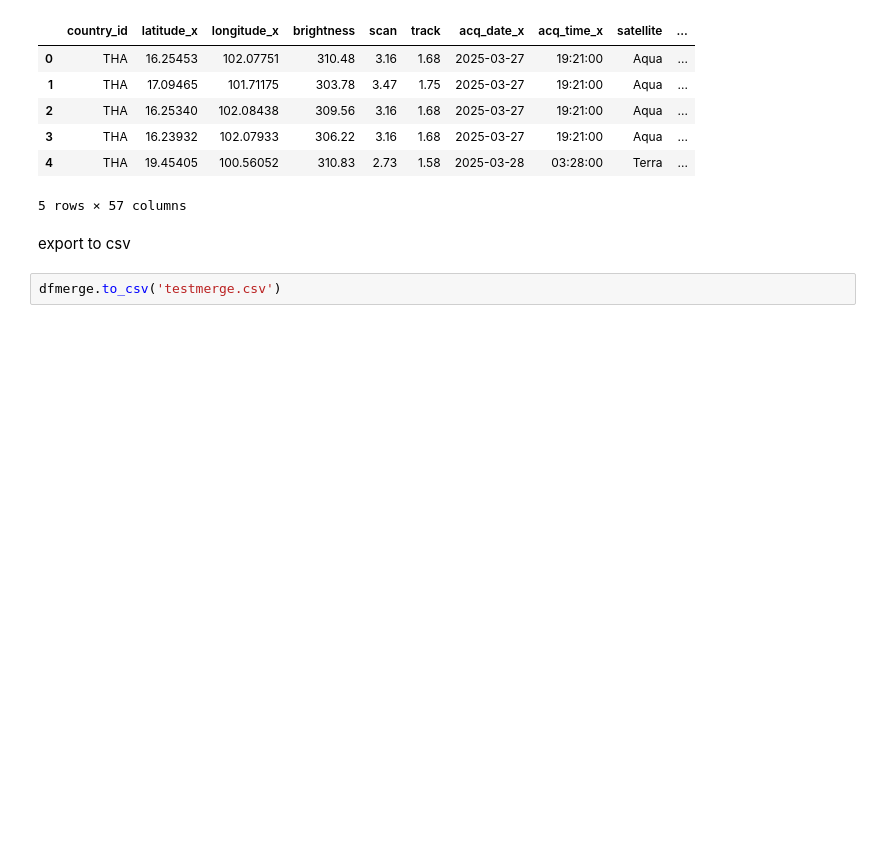
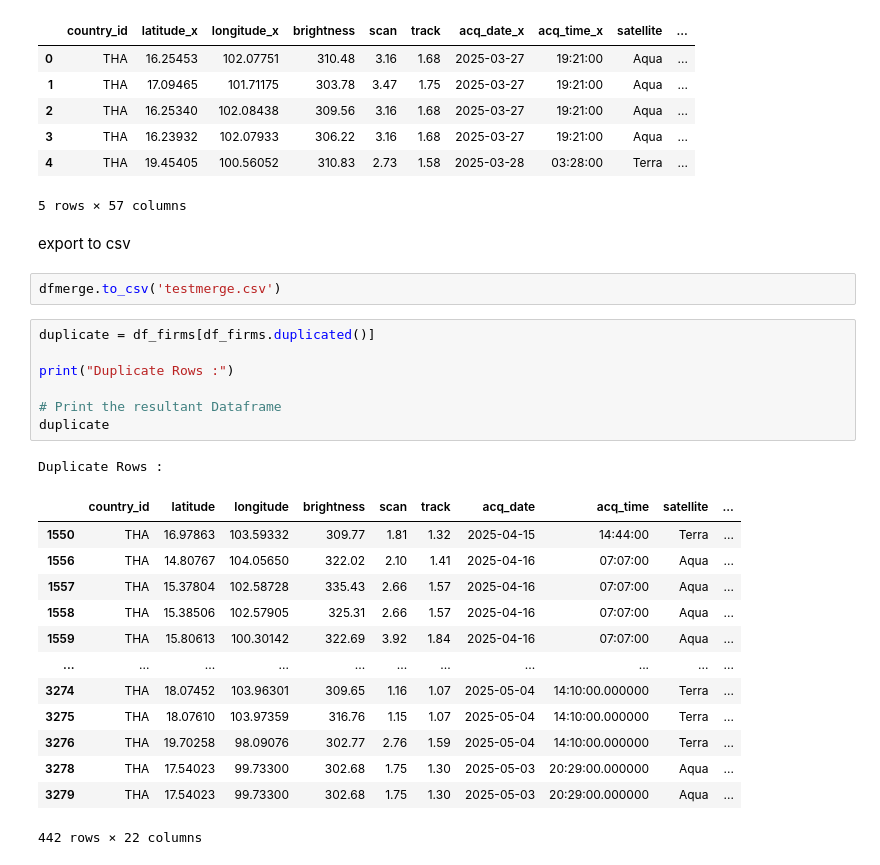
Before and after one commit to ParattakornUdomarnun/dsi321_2025, a Jupyter notebook: api local/merge.ipynb, the cells around one changed output. Cells and saved outputs as stored; diff of their text form; blank space fills up the shorter version.

```diff
--- a/api local/merge.ipynb
+++ b/api local/merge.ipynb
@@ -242,3 +242,25 @@ memory usage: 1.3+ MB
 export to csv
 # %%
 dfmerge.to_csv('testmerge.csv')
+# %%
+duplicate = df_firms[df_firms.duplicated()]
+
+print("Duplicate Rows :")
+
+# Print the resultant Dataframe
+duplicate
+# %% [output]
+Duplicate Rows :
+|  | country_id | latitude | longitude | brightness | scan | track | acq_date | acq_time | satellite | ... |
+| 1550 | THA | 16.97863 | 103.59332 | 309.77 | 1.81 | 1.32 | 2025-04-15 | 14:44:00 | Terra | ... |
+| 1556 | THA | 14.80767 | 104.05650 | 322.02 | 2.10 | 1.41 | 2025-04-16 | 07:07:00 | Aqua | ... |
+| 1557 | THA | 15.37804 | 102.58728 | 335.43 | 2.66 | 1.57 | 2025-04-16 | 07:07:00 | Aqua | ... |
+| 1558 | THA | 15.38506 | 102.57905 | 325.31 | 2.66 | 1.57 | 2025-04-16 | 07:07:00 | Aqua | ... |
+| 1559 | THA | 15.80613 | 100.30142 | 322.69 | 3.92 | 1.84 | 2025-04-16 | 07:07:00 | Aqua | ... |
+| ... | ... | ... | ... | ... | ... | ... | ... | ... | ... | ... |
+| 3274 | THA | 18.07452 | 103.96301 | 309.65 | 1.16 | 1.07 | 2025-05-04 | 14:10:00.000000 | Terra | ... |
+| 3275 | THA | 18.07610 | 103.97359 | 316.76 | 1.15 | 1.07 | 2025-05-04 | 14:10:00.000000 | Terra | ... |
+| 3276 | THA | 19.70258 | 98.09076 | 302.77 | 2.76 | 1.59 | 2025-05-04 | 14:10:00.000000 | Terra | ... |
+| 3278 | THA | 17.54023 | 99.73300 | 302.68 | 1.75 | 1.30 | 2025-05-03 | 20:29:00.000000 | Aqua | ... |
+| 3279 | THA | 17.54023 | 99.73300 | 302.68 | 1.75 | 1.30 | 2025-05-03 | 20:29:00.000000 | Aqua | ... |
+442 rows × 22 columns
```
Also changed, not shown: parts of 2 cells of this notebook, 4 other files.
